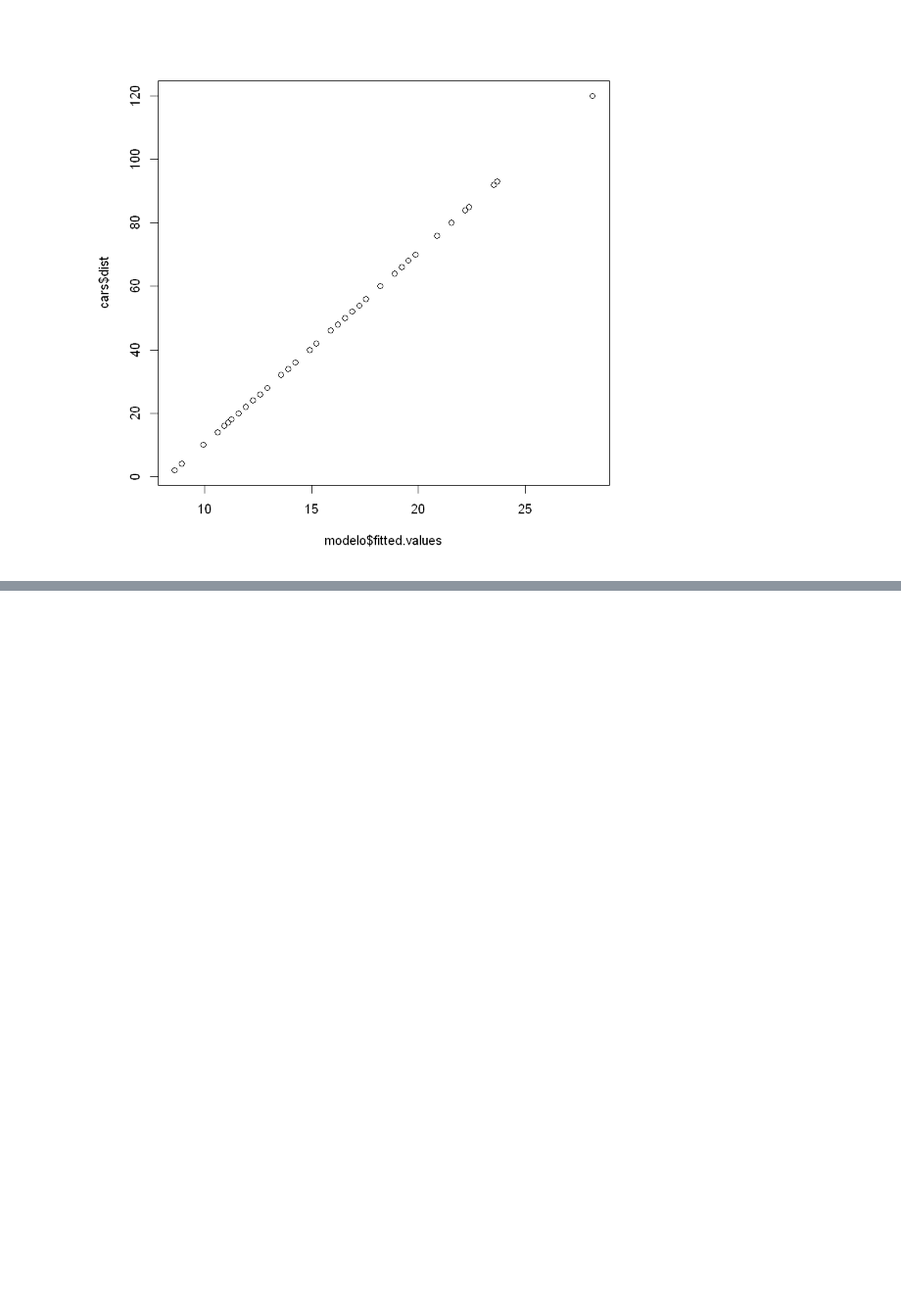
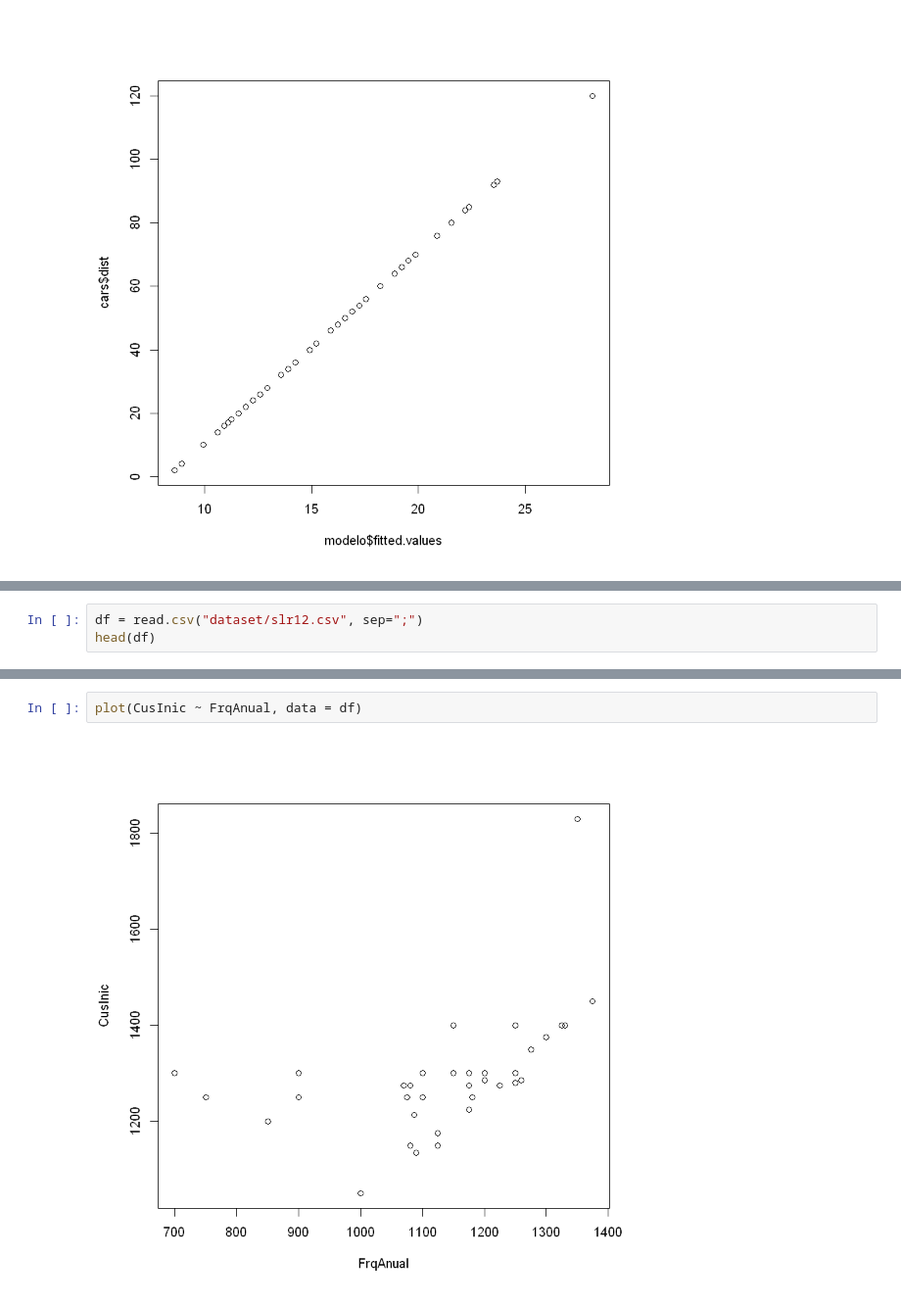
Before and after one commit to emariot/Estatistica_com_R_e_Python, a Jupyter notebook: R/Regressão Linear Simples.ipynb, the cells around one changed output, grey strips where cells are left out. Shown at 98% size. Drawn from its saved outputs; the diff is of its cells as text; blank space fills up the shorter version.

```diff
--- a/R/Regressão Linear Simples.ipynb
+++ b/R/Regressão Linear Simples.ipynb
@@ -167,0 +172,3 @@ plot(modelo$fitted.values, cars$dist)
+# %%
+df = read.csv("dataset/slr12.csv", sep=";")
+head(df)
@@ -167,0 +193,4 @@ plot(modelo$fitted.values, cars$dist)
+# %%
+plot(CusInic ~ FrqAnual, data = df)
+# %% [output]
+[figure, added]
```
Also changed, not shown: parts of 4 cells of this notebook.
